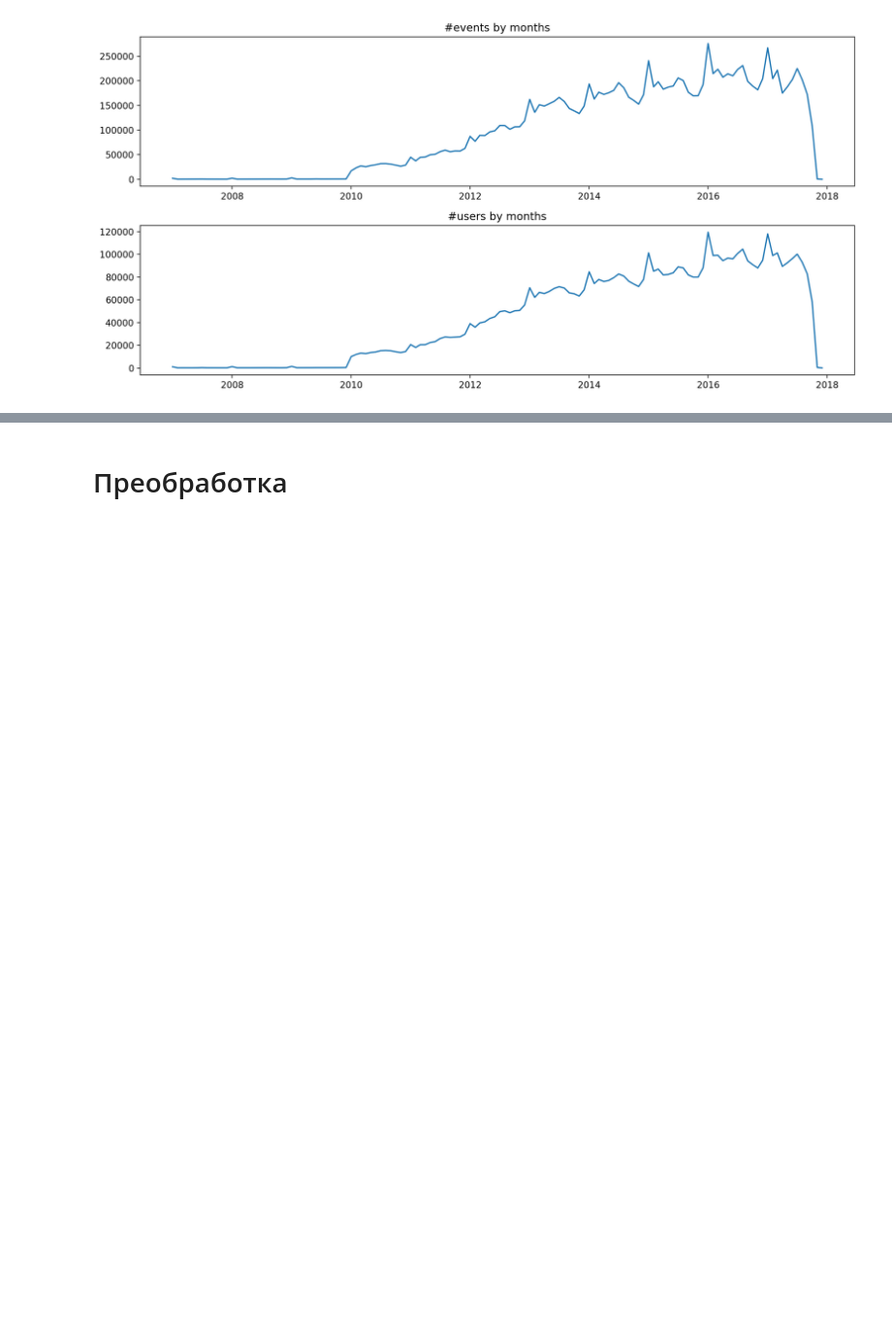
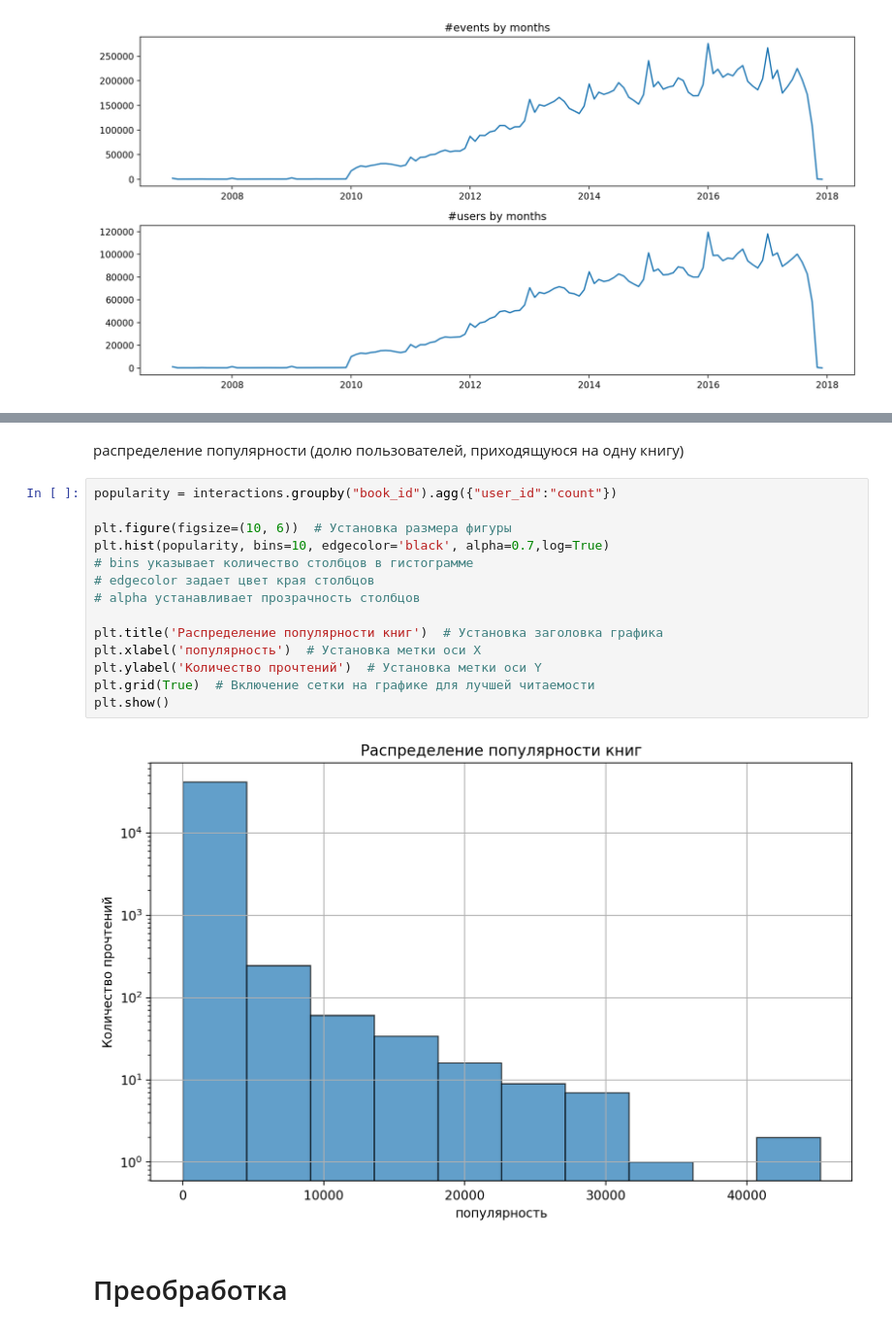
Before and after one commit to ujhmaster/mle-recsys-start, a Jupyter notebook: preprocessing.ipynb, the cells around one changed output, grey strips where cells are left out. Shown: that part at 97% size. Drawn from its saved outputs; the diff is of its cells as text; blank space fills up the shorter version.

```diff
--- a/preprocessing.ipynb
+++ b/preprocessing.ipynb
@@ -182,3 +206,21 @@ fig.tight_layout()
+# %% [markdown]
+распределение популярности (долю пользователей, приходящуюся на одну книгу)
+# %%
+popularity = interactions.groupby("book_id").agg({"user_id":"count"})
+
+plt.figure(figsize=(10, 6))  # Установка размера фигуры
+plt.hist(popularity, bins=10, edgecolor='black', alpha=0.7,log=True)
+# bins указывает количество столбцов в гистограмме
+# edgecolor задает цвет края столбцов
+# alpha устанавливает прозрачность столбцов
+
+plt.title('Распределение популярности книг')  # Установка заголовка графика
+plt.xlabel('популярность')  # Установка метки оси X
+plt.ylabel('Количество прочтений')  # Установка метки оси Y
+plt.grid(True)  # Включение сетки на графике для лучшей читаемости
+plt.show()
+# %% [output]
+[figure, added]
 # %% [markdown]
 # Преобработка
 # %% [markdown]
```
Also changed, not shown: parts of 22 cells of this notebook, 1 other file.
